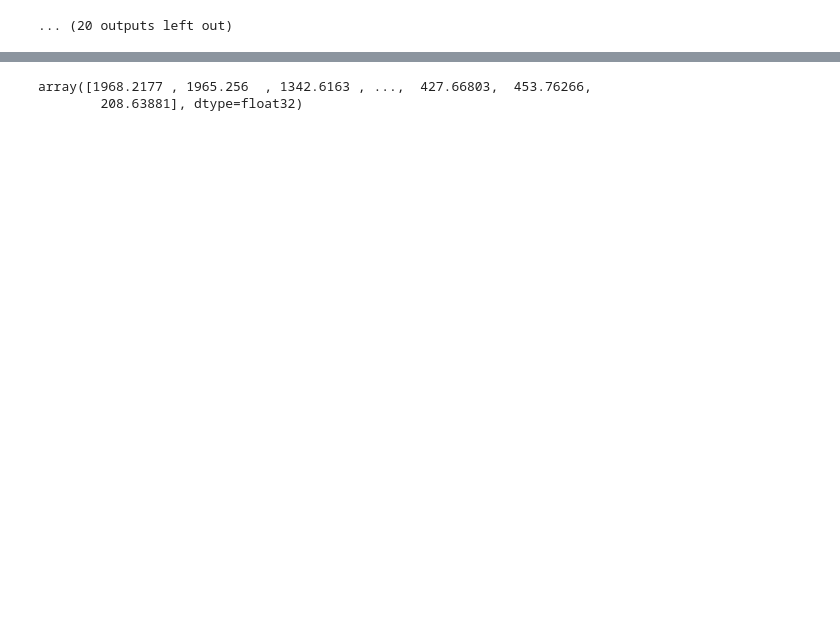
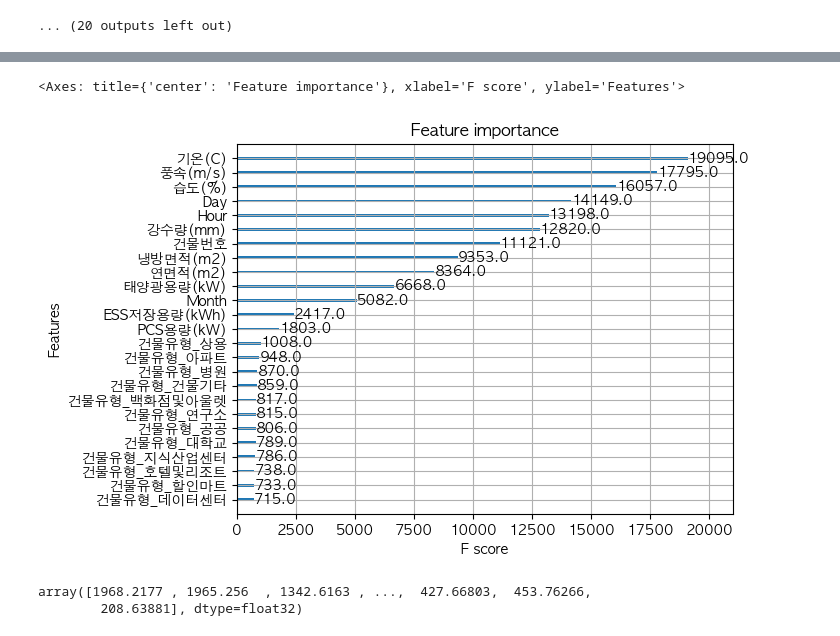
Before and after one commit to hibye-ys/dacon_energy, a Jupyter notebook: xgboost.ipynb, the cells around one changed output, grey strips where cells are left out. Cells and saved outputs as stored; diff of their text form; code cells hidden in the pictures; blank space fills up the shorter version.

```diff
--- a/xgboost.ipynb
+++ b/xgboost.ipynb
@@ -286,3 +286,18 @@ print("MAPE: {}".format(mape))
 [15:32:28] INFO: /Users/runner/work/xgboost/xgboost/python-package/build/temp.macosx-11.0-arm64-cpython-38/xgboost/src/tree/updater_prune.cc:98: tree pruning end, 488 extra nodes, 0 pruned nodes, max_ ...
 [999]   validation-rmse:130.36403
 MAPE: 192374650615478.88
+# %%
+from xgboost import plot_importance
+import matplotlib.pyplot as plt
+from matplotlib import rc
+
+rc('font', family='AppleGothic')
+plt.rcParams['axes.unicode_minus'] = False
+
+
+
+plot_importance(bst)
+plt.show();
+# %% [output]
+<Axes: title={'center': 'Feature importance'}, xlabel='F score', ylabel='Features'>
+[figure, added]
```
Also changed, not shown: parts of 1 cell of this notebook.
